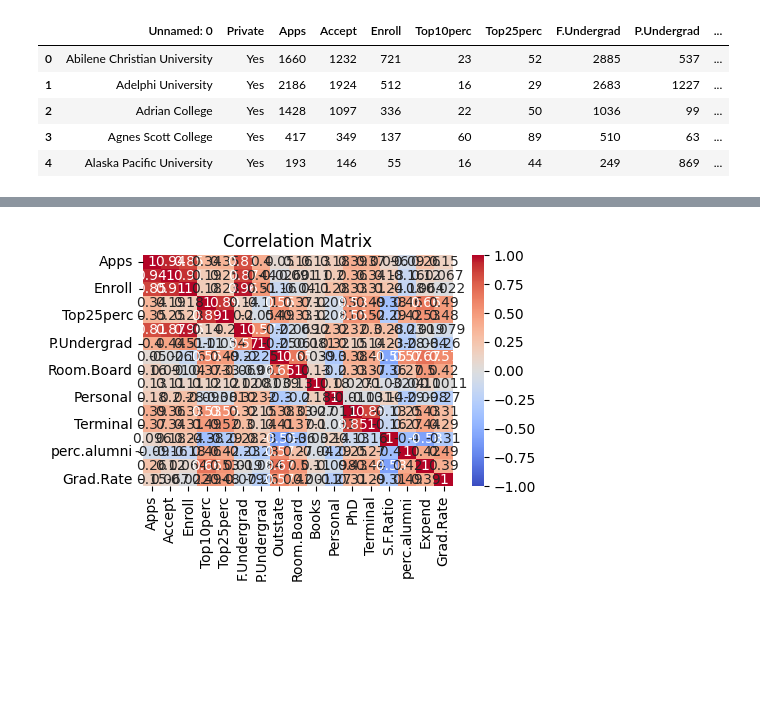
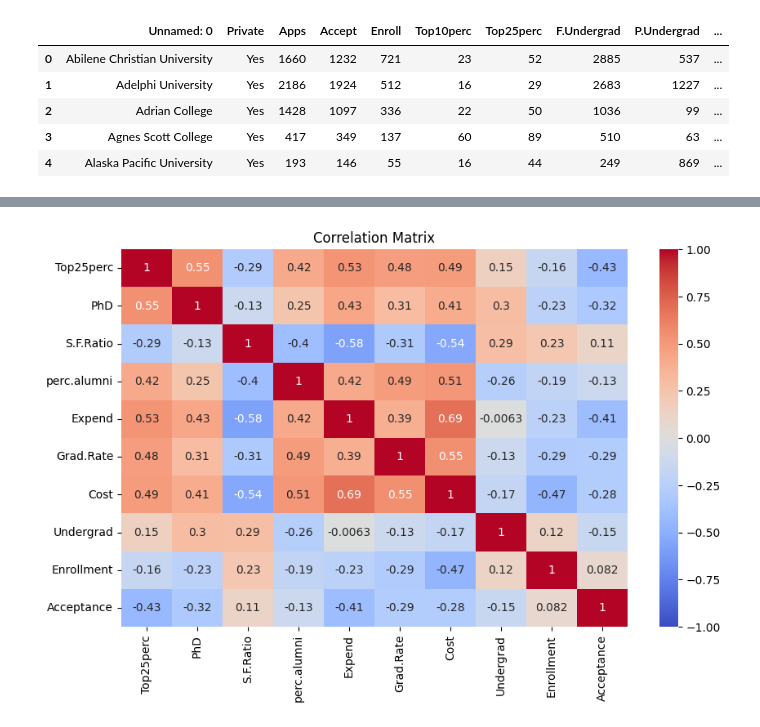
Before and after one commit to erenacid/dtsc-1302-group-17, a Jupyter notebook: DTSC1302.ipynb, the cells around one changed output, grey strips where cells are left out. Saved outputs shown, nothing was run; the diff lists cells and outputs as text; code cells hidden in the pictures; blank space fills up the shorter version.

Commit message:
updated heatmap spacing for visuals

```diff
--- a/DTSC1302.ipynb
+++ b/DTSC1302.ipynb
@@ -46,0 +39,10 @@ plt.show()
+# %%
+df['Cost']=df['Outstate']+df['Room.Board']+df["Books"]+df["Personal"]
+df['Undergrad']=df['P.Undergrad']+df['F.Undergrad']
+df['Enrollment']=df['Enroll']/df['Accept']
+df['Acceptance']=df['Accept']/df['Apps']
+df= df.drop(['Outstate', 'Room.Board', 'Books', 'Personal', 'Terminal','F.Undergrad','P.Undergrad','Top10perc','Apps','Accept','Enroll'], axis=1)
+df.head(5)
+#Scatterplots
+sns.pairplot(df, height=1.5)
+plt.show()
@@ -47,10 +51,10 @@ plt.show()
 # %%
 # Correlation Matrix
-plt.figure(figsize= (5,3))
+plt.figure(figsize= (10,6))
 numerical_df = df.select_dtypes(include=np.number)
 
 sns.heatmap(numerical_df.corr(), annot=True, cmap="coolwarm", vmin=-1, vmax=1)
 plt.title("Correlation Matrix")
 plt.show()
 # %% [output]
-[figure, old version]
+[figure, new version]
```
Also changed, not shown: parts of 3 cells of this notebook.
